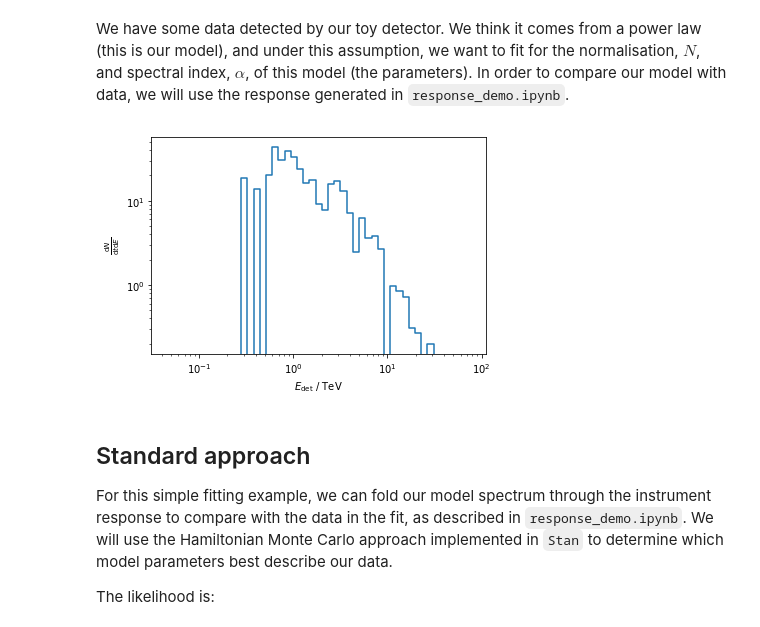
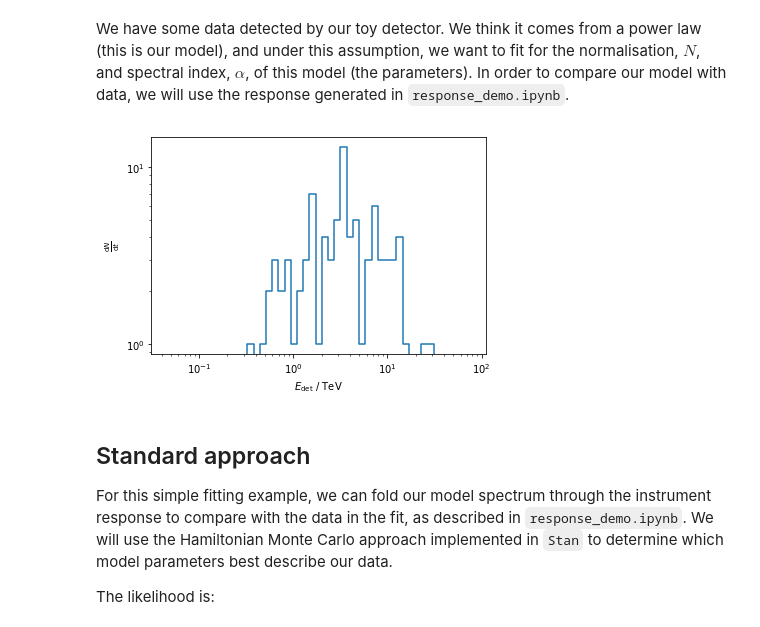
Before and after one commit to cescalara/instrument_response, a Jupyter notebook: fit_demo.ipynb, the cells around one changed output. Cells and saved outputs as stored; diff of their text form; code cells hidden in the pictures.

```diff
--- a/fit_demo.ipynb
+++ b/fit_demo.ipynb
@@ -19,28 +20,25 @@ with h5py.File(response_file, 'r') as f:
     true_energy = f['true_energy'].value
     detected_energy = f['detected_energy'].value
     effective_area_max = f['effective_area_maximum'].value
-response = Response(initial_energy, true_energy, detected_energy, effective_area_max)
+response = Response(initial_energy, true_energy, detected_energy, effective_area_max,
+                    nbins_true_energy=30, nbins_detected_energy=50)
 # %%
 # Have a look at the data
 data_file = 'output/data.h5'
 
 with h5py.File(data_file, 'r') as f:
     detected_energy = f['detected_energy'].value
 
-channels = response.detected_energy_bins
-dE = np.diff(channels)
-
-dN_dt, _ = np.histogram(detected_energy, bins=channels)
-dN_dtdE = dN_dt / dE
+dN_dt, _ = np.histogram(detected_energy, bins=response.detected_energy_bins)
 
 fig, ax = plt.subplots()
-ax.step(channels[:-1], dN_dtdE, where='pre')
+ax.step(response.detected_energy_bins[:-1], dN_dt, where='pre')
 ax.set_xscale('log')
 ax.set_yscale('log')
 ax.set_xlabel('$E_\mathrm{det}$ / TeV')
-ax.set_ylabel(r'$\frac{\mathrm{d}N}{\mathrm{d}t\mathrm{d}E}$');
+ax.set_ylabel(r'$\frac{\mathrm{d}N}{\mathrm{d}t}$');
 # %% [output]
-[figure, old version]
+[figure, new version]
 # %% [markdown]
 ## Standard approach
 For this simple fitting example, we can fold our model spectrum through the instrument response to compare with the data in the fit, as described in `response_demo.ipynb`. We will use the Hamiltonian Monte Carlo approach implemented in `Stan` to determine which model parameters best describe our data.
```
Also changed, not shown: parts of 5 cells of this notebook, 4 other files.
